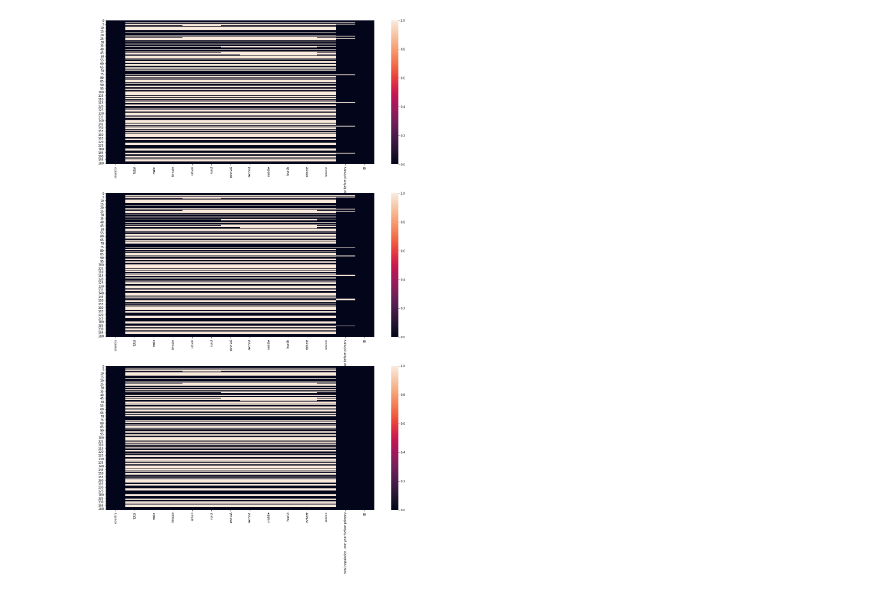
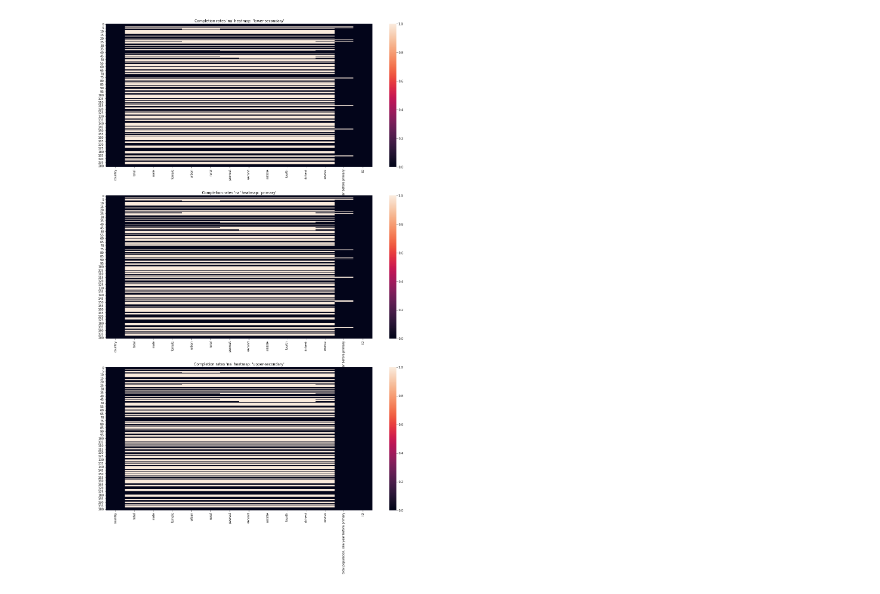
Before and after one commit to One-O-Nine/data-cleaning, a Jupyter notebook: completion-rates/completion_rates_fixed.ipynb, the cells around one changed output. Cells and saved outputs as stored; diff of their text form; code cells hidden in the pictures.

```diff
--- a/completion-rates/completion_rates_fixed.ipynb
+++ b/completion-rates/completion_rates_fixed.ipynb
@@ -98,14 +98,15 @@ def save_dataframe(df, sheet_name):
 # %%
 data_sheet_list = ['lower-secondary', 'primary', 'upper-secondary']
 
 fig, axes = plt.subplots(
     nrows=len(data_sheet_list),
     figsize=(20, len(data_sheet_list) * 10)
 )
 
 for index, name in enumerate(data_sheet_list):
     _clean_df = clean_df(name)
     sns.heatmap(_clean_df.isna(), ax=axes[index])
+    axes[index].set_title('Completion rates \'na\' heatmap: \'{}\''.format(name))
     save_dataframe(_clean_df, name)
 # %% [output]
-[figure, old version]
+[figure, new version]
```
